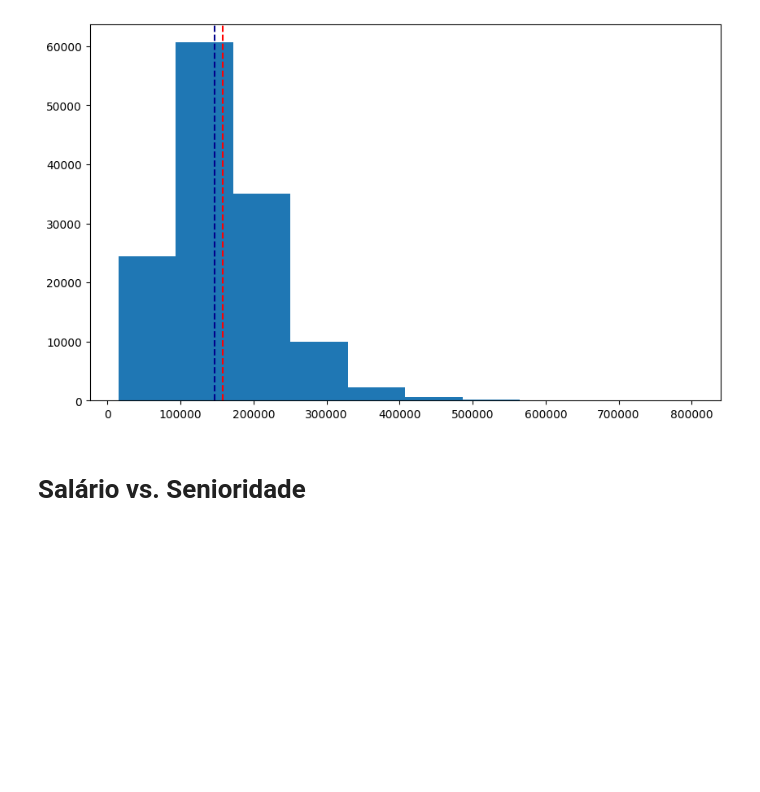
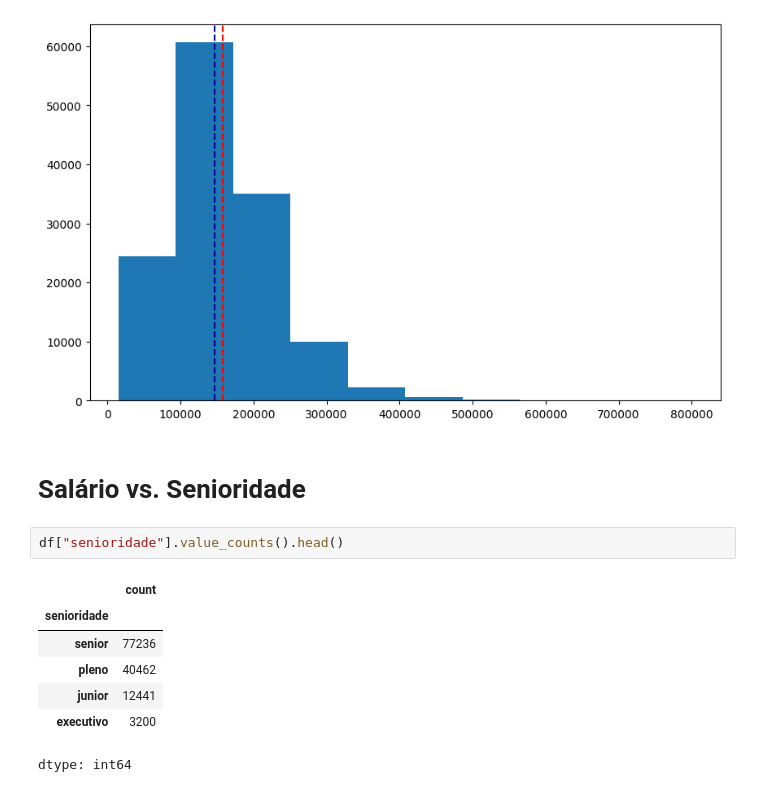
Before and after one commit to beatrizdfs/portfolio_projetos, a Jupyter notebook: Estatística_com_python.ipynb, the cells around one changed output. Saved outputs shown, nothing was run; the diff lists cells and outputs as text; blank space fills up the shorter version.

```diff
--- a/Estatística_com_python.ipynb
+++ b/Estatística_com_python.ipynb
@@ -159,3 +159,13 @@ plt.show()
 [figure]
 # %% [markdown]
 # Salário vs. Senioridade
+# %%
+df["senioridade"].value_counts().head()
+# %% [output]
+|  | count |
+| senioridade |  |
+| senior | 77236 |
+| pleno | 40462 |
+| junior | 12441 |
+| executivo | 3200 |
+dtype: int64
```
Also changed, not shown: parts of 2 cells of this notebook.
